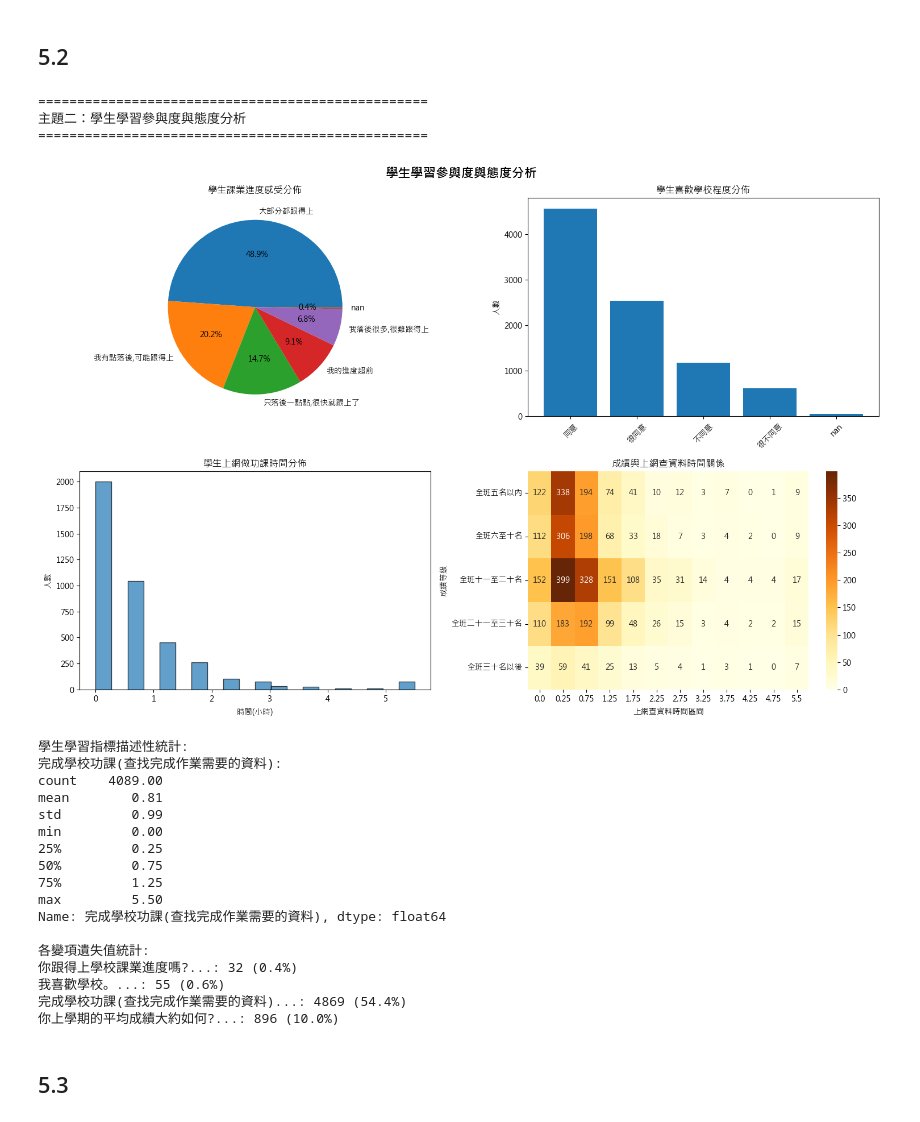
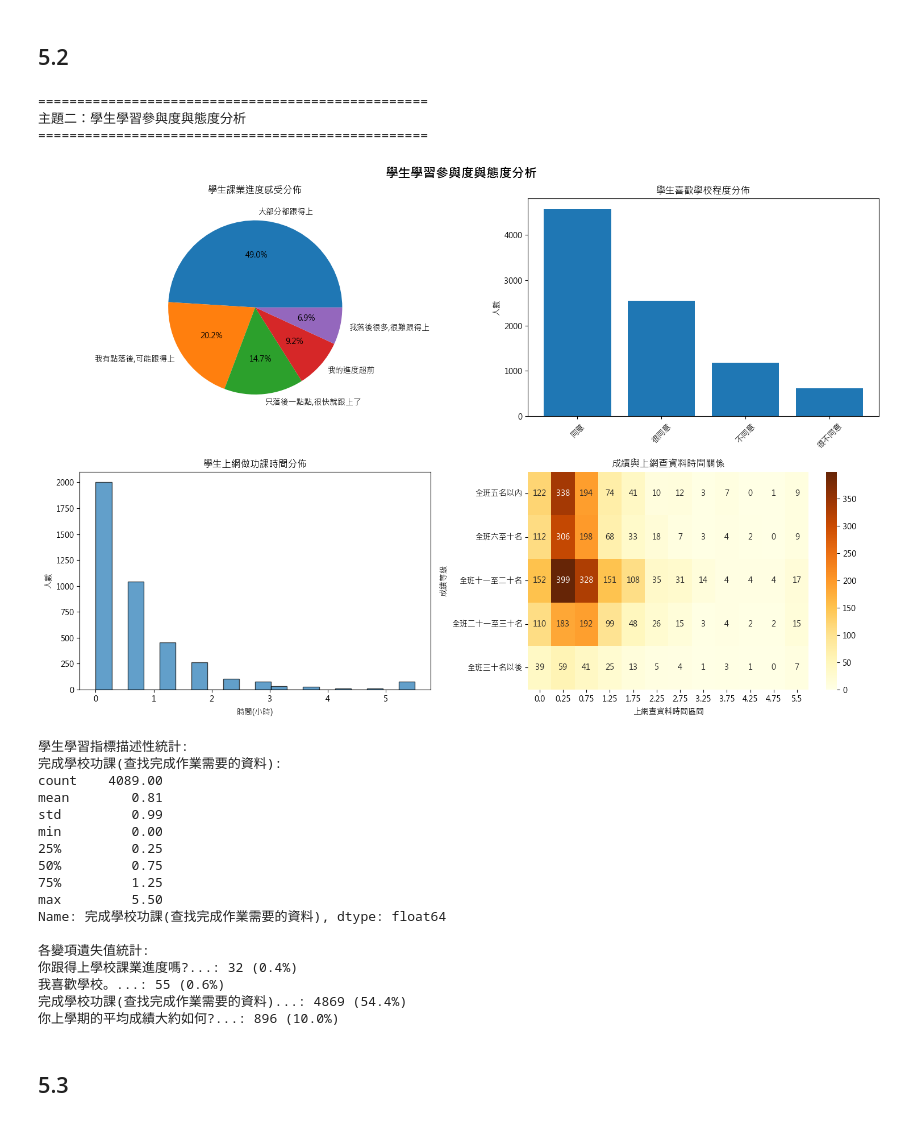
Before and after one commit to HYHsiao0625/tigps_analysis, a Jupyter notebook: src/target2.ipynb, the cells around one changed output. Saved outputs shown, nothing was run; the diff lists cells and outputs as text; code cells hidden in the pictures.

```diff
--- a/src/target2.ipynb
+++ b/src/target2.ipynb
@@ -1076,14 +1076,14 @@ def analyze_student_engagement():
         # 2.1.1 學習進度感受分析
         progress_col = "你跟得上學校課業進度嗎?"
         if progress_col in df_processed.columns:
-            progress_counts = df_processed[progress_col].value_counts(dropna=False)
+            progress_counts = df_processed[progress_col].value_counts(dropna=True)
             axes[0,0].pie(progress_counts.values, labels=progress_counts.index, autopct='%1.1f%%')
             axes[0,0].set_title('學生課業進度感受分佈')
 
         # 2.1.2 喜歡學校程度分析
         school_like_col = "我喜歡學校。"
         if school_like_col in df_processed.columns:
-            school_like_counts = df_processed[school_like_col].value_counts(dropna=False)
+            school_like_counts = df_processed[school_like_col].value_counts(dropna=True)
             axes[0,1].bar(range(len(school_like_counts)), school_like_counts.values)
             axes[0,1].set_xticks(range(len(school_like_counts)))
             axes[0,1].set_xticklabels(school_like_counts.index, rotation=45)
@@ -1111,34 +1111,34 @@ def analyze_student_engagement():
         # 2.1.4 成績與上網查資料時間關係
         if grade_col in df_processed.columns and homework_time_col in df_processed.columns:
             # 創建交叉表
             cross_tab = pd.crosstab(df_processed[grade_col], df_processed[homework_time_col])
             sns.heatmap(cross_tab, annot=True, fmt='d', ax=axes[1,1], cmap='YlOrBr')
             axes[1,1].set_title('成績與上網查資料時間關係')
             axes[1,1].set_xlabel('上網查資料時間區間')
             axes[1,1].set_ylabel('成績等級')
 
         plt.tight_layout()
         plt.show()
 
         # 2.2 描述性統計摘要
         print("\n學生學習指標描述性統計:")
         if homework_time_col in df_processed.columns:
             print(f"{homework_time_col}:")
             print(df_processed[homework_time_col].describe().round(2))
 
         print(f"\n各變項遺失值統計:")
         missing_stats = df_processed[[col for col in [progress_col, school_like_col, homework_time_col, grade_col]
                                      if col in df_processed.columns]].isnull().sum()
         for var, missing in missing_stats.items():
             print(f"{var[:30]}...: {missing} ({missing/len(df_processed)*100:.1f}%)")
 
 analyze_student_engagement()
 # analyze_student_engagement()
 # %% [output]
 ==================================================
 主題二：學生學習參與度與態度分析
 ==================================================
-[figure, old version]
+[figure, new version]
 學生學習指標描述性統計:
 完成學校功課(查找完成作業需要的資料):
 count    4089.00
```
Also changed, not shown: parts of 2 cells of this notebook, 1 other file.
